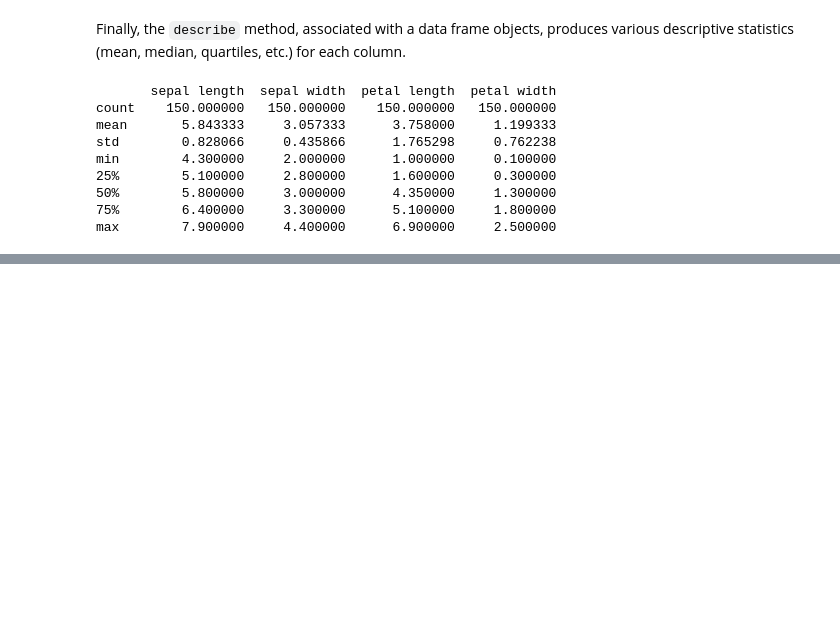
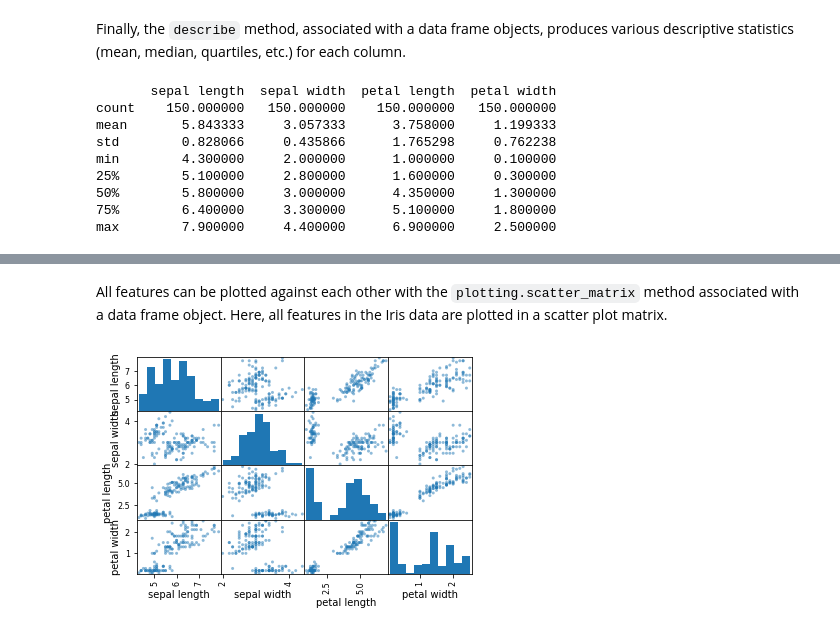
Before and after one commit to sathayas/GuideIDSExamples, a Jupyter notebook: Chapter4-DataUnderstanding.ipynb, the cells around one changed output, grey strips where cells are left out. Saved outputs shown, nothing was run; the diff lists cells and outputs as text; code cells hidden in the pictures; blank space fills up the shorter version.

```diff
--- a/Chapter4-DataUnderstanding.ipynb
+++ b/Chapter4-DataUnderstanding.ipynb
@@ -86,0 +108,8 @@ max        7.900000     4.400000      6.900000     2.500000
+# %% [markdown]
+All features can be plotted against each other with the `plotting.scatter_matrix` method associated with a data frame object. Here, all features in the Iris data are plotted in a scatter plot matrix.
+# %%
+# scatter plot matrix
+pd.plotting.scatter_matrix(X)
+plt.show()
+# %% [output]
+[figure, added]
```
Also changed, not shown: parts of 6 cells of this notebook.
